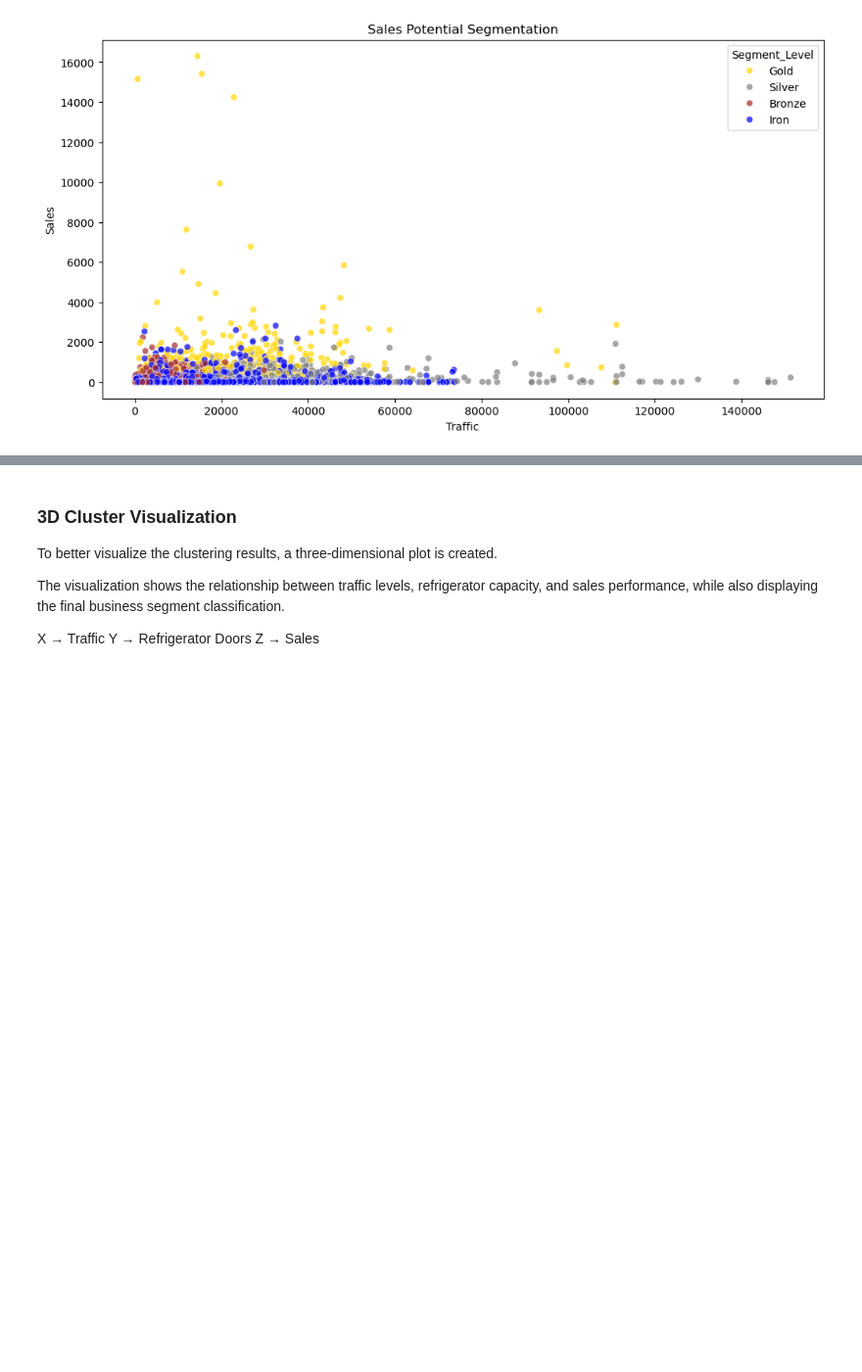
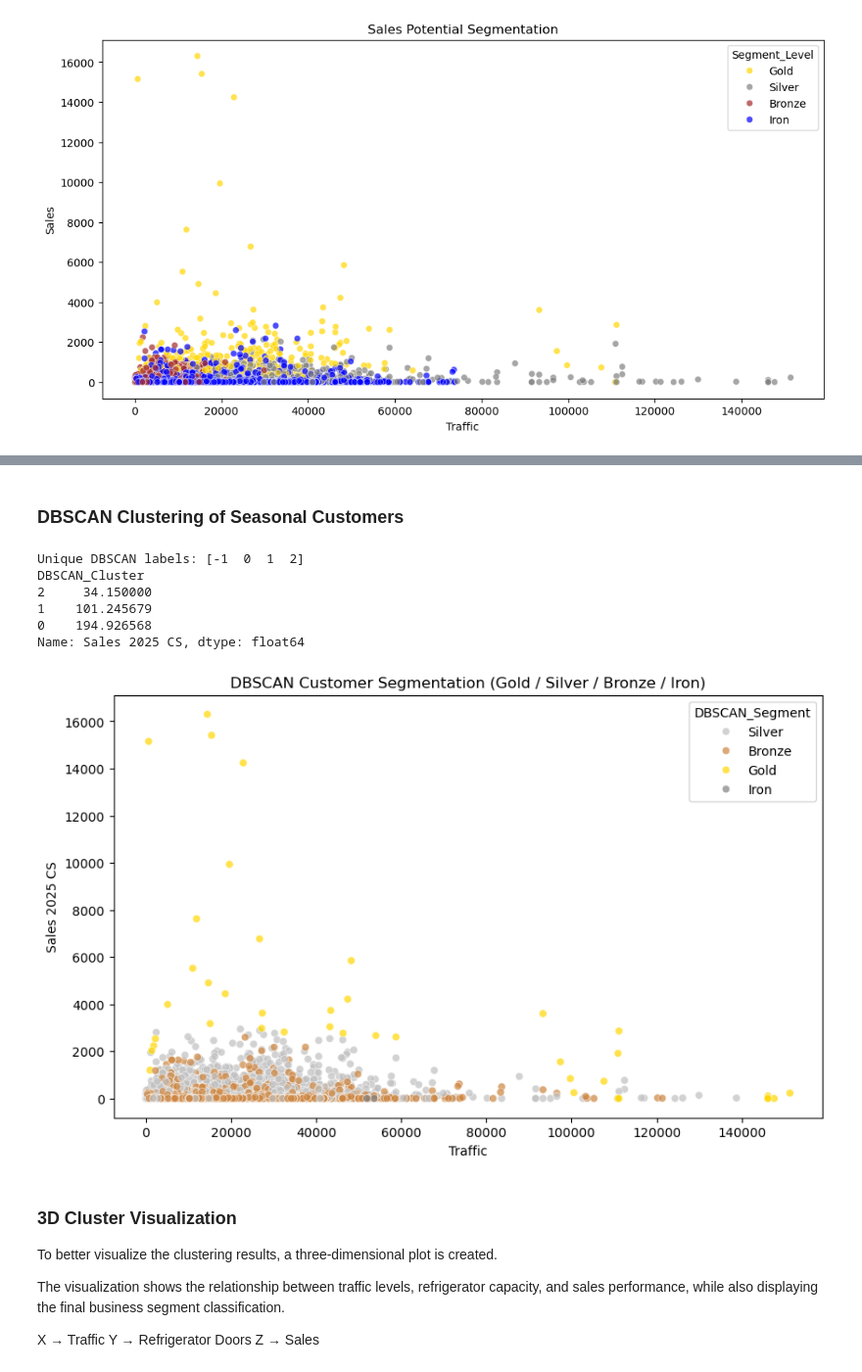
Before and after one commit to BobbySU/Math-Concepts-for-Developers, a Jupyter notebook: Final Exam Project/Sales_Potential_Segmentation.ipynb, the cells around one changed output, grey strips where cells are left out. Shown at 98% size. Saved outputs shown, nothing was run; the diff lists cells and outputs as text; code cells hidden in the pictures; blank space fills up the shorter version.

```diff
--- a/Final Exam Project/Sales_Potential_Segmentation.ipynb
+++ b/Final Exam Project/Sales_Potential_Segmentation.ipynb
@@ -565,3 +646,76 @@ plt.show()
+# %% [markdown]
+### DBSCAN Clustering of Seasonal Customers
+# %%
+# DBSCAN clustering
+dbscan = DBSCAN(eps=1.5, min_samples=10)
+db_labels = dbscan.fit_predict(X_scaled)
+
+df["DBSCAN_Cluster"] = db_labels
+
+print("Unique DBSCAN labels:", np.unique(db_labels))
+
+
+# Премахваме noise за изчисляване на сегментите
+df_valid = df[df["DBSCAN_Cluster"] != -1]
+
+
+# Средни sales по cluster
+cluster_sales = (
+    df_valid.groupby("DBSCAN_Cluster")["Sales 2025 CS"]
+    .mean()
+    .sort_values()
+)
+
+print(cluster_sales)
+
+
+# Пълни имена на сегментите
+segment_labels = ["Iron", "Bronze", "Silver", "Gold"]
+
+segment_map = {}
+
+for i, cluster in enumerate(cluster_sales.index):
+
+    segment_map[cluster] = segment_labels[i]
+
+
+# Добавяме сегментите
+df["DBSCAN_Segment"] = df["DBSCAN_Cluster"].map(segment_map)
+
+
+# Noise точки ги правим Gold
+df.loc[df["DBSCAN_Cluster"] == -1, "DBSCAN_Segment"] = "Gold"
+
+
+# Visualization
+plt.figure(figsize=(10,6))
+
+sns.scatterplot(
+    x=df["Traffic"],
+    y=df["Sales 2025 CS"],
+    hue=df["DBSCAN_Segment"],
+    palette={
+        "Gold": "gold",
+        "Silver": "silver",
+        "Bronze": "peru",
+        "Iron": "gray"
+    },
+    alpha=0.7
+)
+
+plt.title("DBSCAN Customer Segmentation (Gold / Silver / Bronze / Iron)")
+plt.xlabel("Traffic")
+plt.ylabel("Sales 2025 CS")
+
+plt.show()
+# %% [output]
+Unique DBSCAN labels: [-1  0  1  2]
+DBSCAN_Cluster
+2     34.150000
+1    101.245679
+0    194.926568
+Name: Sales 2025 CS, dtype: float64
+[figure, added]
 # %% [markdown]
 ### 3D Cluster Visualization
 
```
Also changed, not shown: parts of 13 cells of this notebook.
